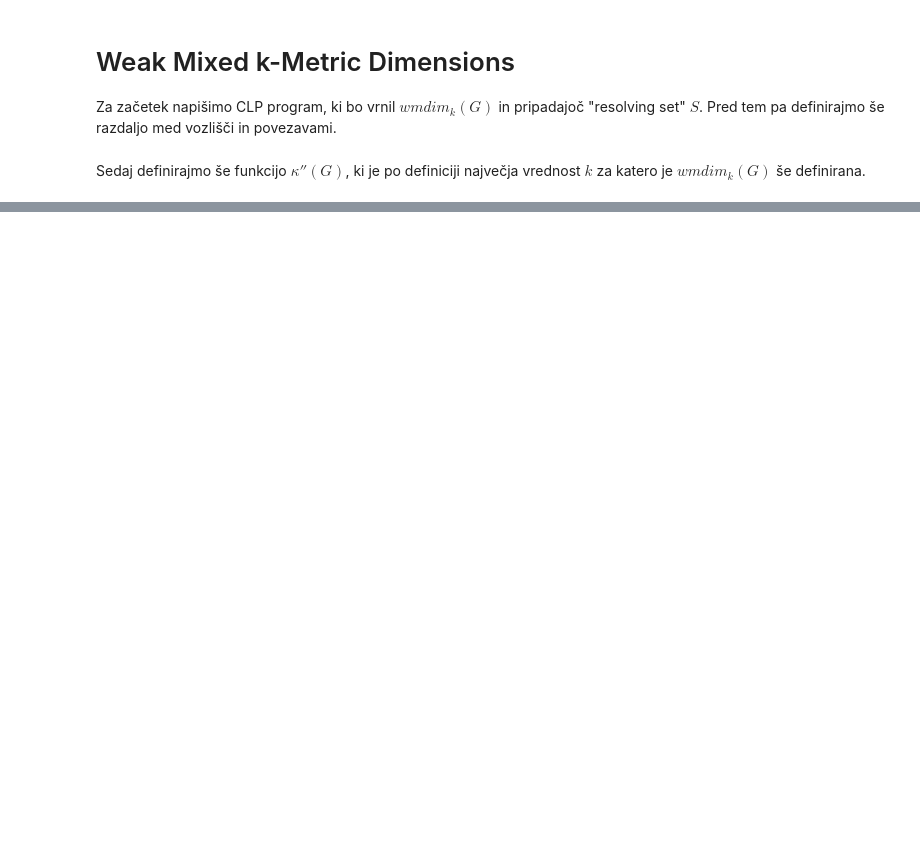
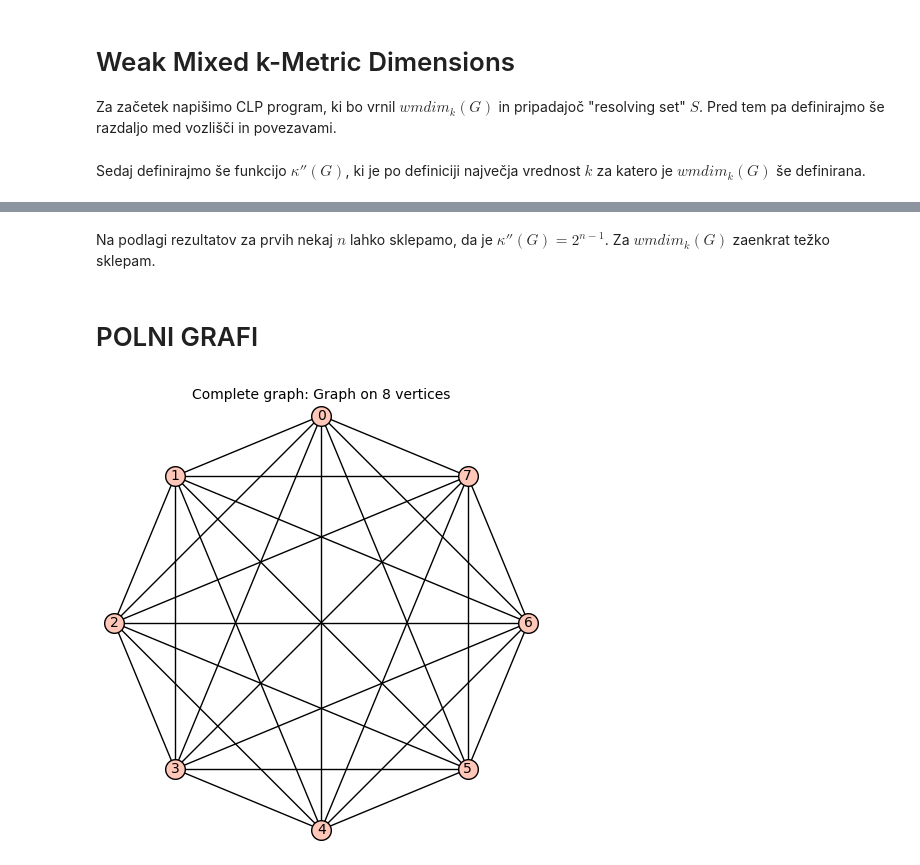
Before and after one commit to lanmedle/fp-projektna-naloga, a Jupyter notebook: funkcije.ipynb, the cells around one changed output, grey strips where cells are left out. Drawn from its saved outputs; the diff is of its cells as text; code cells hidden in the pictures; blank space fills up the shorter version.

```diff
--- a/funkcije.ipynb
+++ b/funkcije.ipynb
@@ -45,0 +128,8 @@ def kappa_2_crti(G):
+# %% [markdown]
+Na podlagi rezultatov za prvih nekaj $n$ lahko sklepamo, da je $\kappa''(G) = 2^{n-1}$. Za $wmdim_k(G)$ zaenkrat težko sklepam.
+# %% [markdown]
+# POLNI GRAFI
+# %%
+graphs.CompleteGraph(8)
+# %% [output]
+[figure, added]
```
Also changed, not shown: parts of 24 cells of this notebook.
